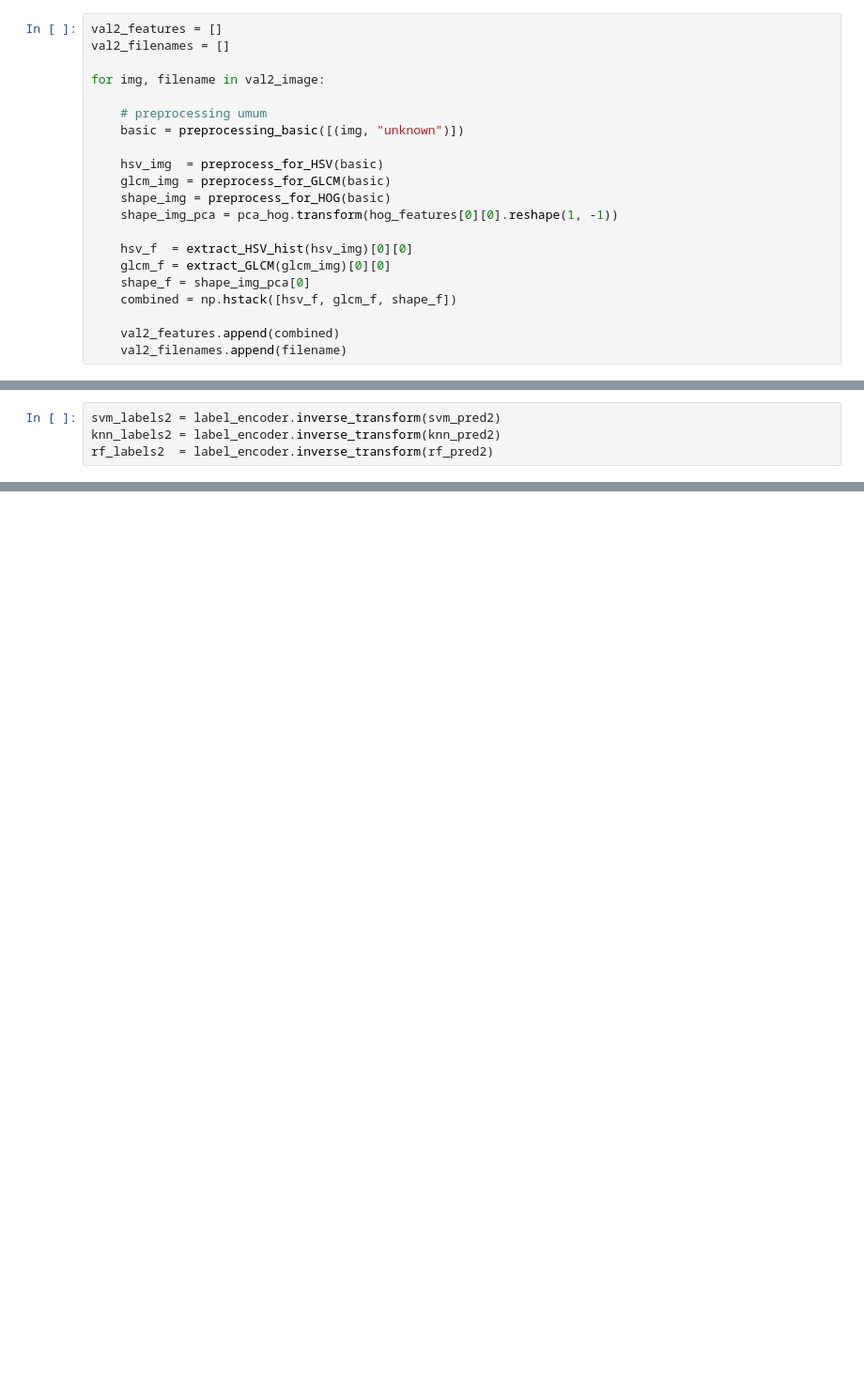
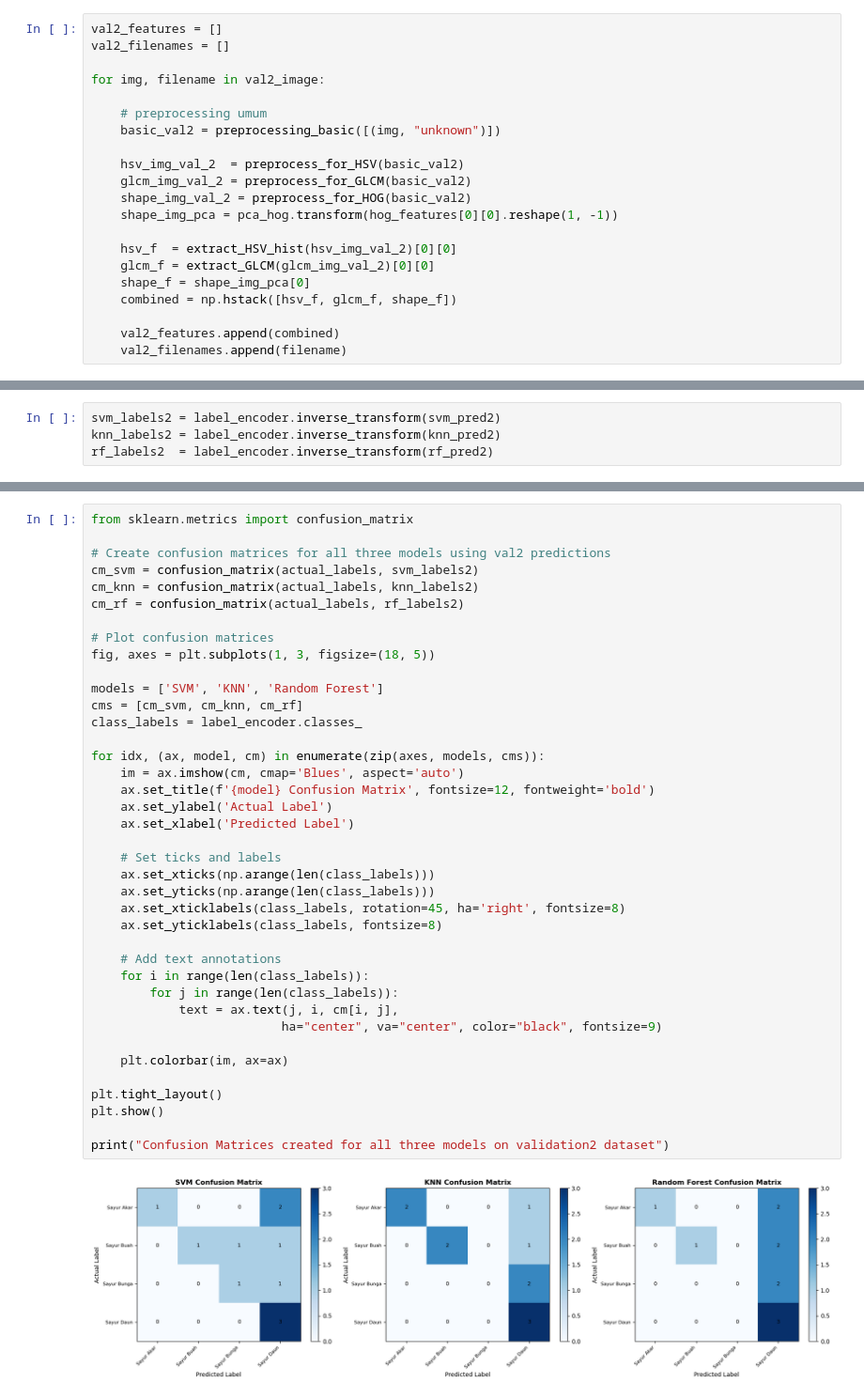
Before and after one commit to sukinnamz/ParisyApp-DataTraining, a Jupyter notebook: color+texture+hogpca.ipynb, the cells around one changed output, grey strips where cells are left out. Shown at 94% size. Drawn from its saved outputs; the diff is of its cells as text; blank space fills up the shorter version.

Commit message:
Restore color+texture+hogpca.ipynb from commit 7e5c0e6

```diff
--- a/color+texture+hogpca.ipynb
+++ b/color+texture+hogpca.ipynb
@@ -918,15 +1038,15 @@ val2_filenames = []
 for img, filename in val2_image:
 
     # preprocessing umum
-    basic = preprocessing_basic([(img, "unknown")])
+    basic_val2 = preprocessing_basic([(img, "unknown")])
 
-    hsv_img  = preprocess_for_HSV(basic)
-    glcm_img = preprocess_for_GLCM(basic)
-    shape_img = preprocess_for_HOG(basic)
+    hsv_img_val_2  = preprocess_for_HSV(basic_val2)
+    glcm_img_val_2 = preprocess_for_GLCM(basic_val2)
+    shape_img_val_2 = preprocess_for_HOG(basic_val2)
     shape_img_pca = pca_hog.transform(hog_features[0][0].reshape(1, -1))
 
-    hsv_f  = extract_HSV_hist(hsv_img)[0][0]
-    glcm_f = extract_GLCM(glcm_img)[0][0]
+    hsv_f  = extract_HSV_hist(hsv_img_val_2)[0][0]
+    glcm_f = extract_GLCM(glcm_img_val_2)[0][0]
     shape_f = shape_img_pca[0]
     combined = np.hstack([hsv_f, glcm_f, shape_f])
 
@@ -1008,2 +1128,43 @@ KNN Accuracy: 45.45%
 RF  Accuracy: 45.45%
 ======================================================================
+# %%
+from sklearn.metrics import confusion_matrix
+
+# Create confusion matrices for all three models using val2 predictions
+cm_svm = confusion_matrix(actual_labels, svm_labels2)
+cm_knn = confusion_matrix(actual_labels, knn_labels2)
+cm_rf = confusion_matrix(actual_labels, rf_labels2)
+
+# Plot confusion matrices
+fig, axes = plt.subplots(1, 3, figsize=(18, 5))
+
+models = ['SVM', 'KNN', 'Random Forest']
+cms = [cm_svm, cm_knn, cm_rf]
+class_labels = label_encoder.classes_
+
+for idx, (ax, model, cm) in enumerate(zip(axes, models, cms)):
+    im = ax.imshow(cm, cmap='Blues', aspect='auto')
+    ax.set_title(f'{model} Confusion Matrix', fontsize=12, fontweight='bold')
+    ax.set_ylabel('Actual Label')
+    ax.set_xlabel('Predicted Label')
+
+    # Set ticks and labels
+    ax.set_xticks(np.arange(len(class_labels)))
+    ax.set_yticks(np.arange(len(class_labels)))
+    ax.set_xticklabels(class_labels, rotation=45, ha='right', fontsize=8)
+    ax.set_yticklabels(class_labels, fontsize=8)
+
+    # Add text annotations
+    for i in range(len(class_labels)):
+        for j in range(len(class_labels)):
+            text = ax.text(j, i, cm[i, j],
+                          ha="center", va="center", color="black", fontsize=9)
+
+    plt.colorbar(im, ax=ax)
+
+plt.tight_layout()
+plt.show()
+
+print("Confusion Matrices created for all three models on validation2 dataset")
+# %% [output]
+[figure, added]
```
Also changed, not shown: parts of 35 cells of this notebook.
